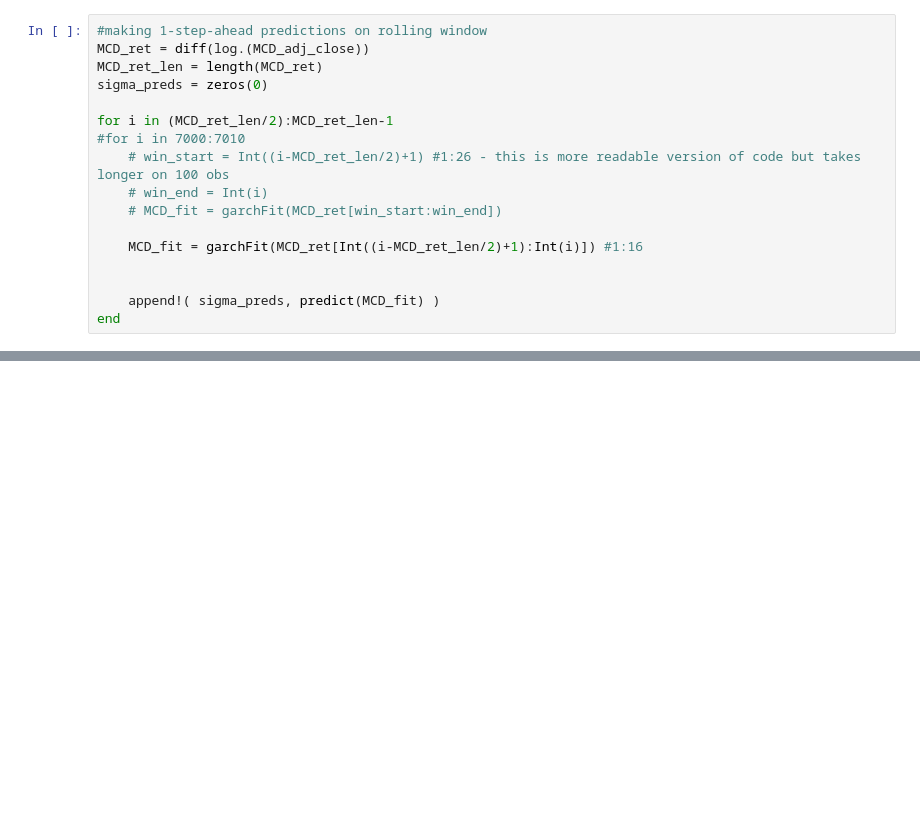
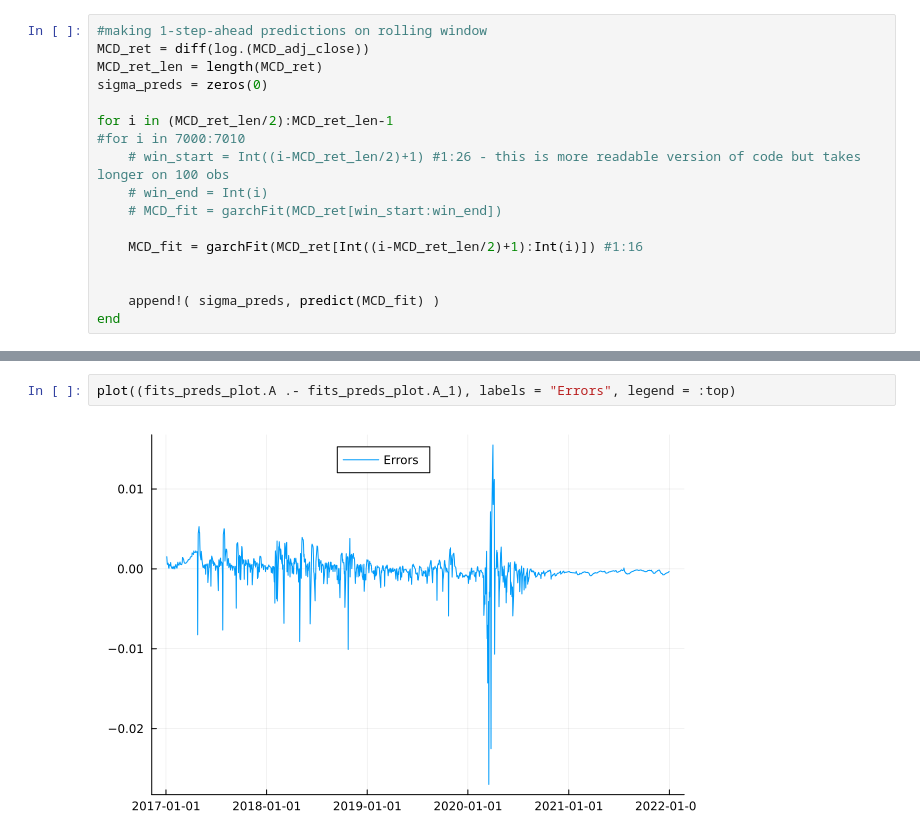
Before and after one commit to Matyas-Mattanelli/Financial-Econometrics-II, a Jupyter notebook: Project 1.ipynb, the cells around one changed output, grey strips where cells are left out. Cells and saved outputs as stored; diff of their text form; blank space fills up the shorter version.

```diff
--- a/Project 1.ipynb
+++ b/Project 1.ipynb
@@ -227,0 +236,4 @@ plot(mergedts, label = ["Volatility of MCD Fitted" "Volatility of MCD Predicted"
+# %%
+plot((fits_preds_plot.A .- fits_preds_plot.A_1), labels = "Errors", legend = :top)
+# %% [output]
+[figure, added]
```
Also changed, not shown: parts of 12 cells of this notebook.
